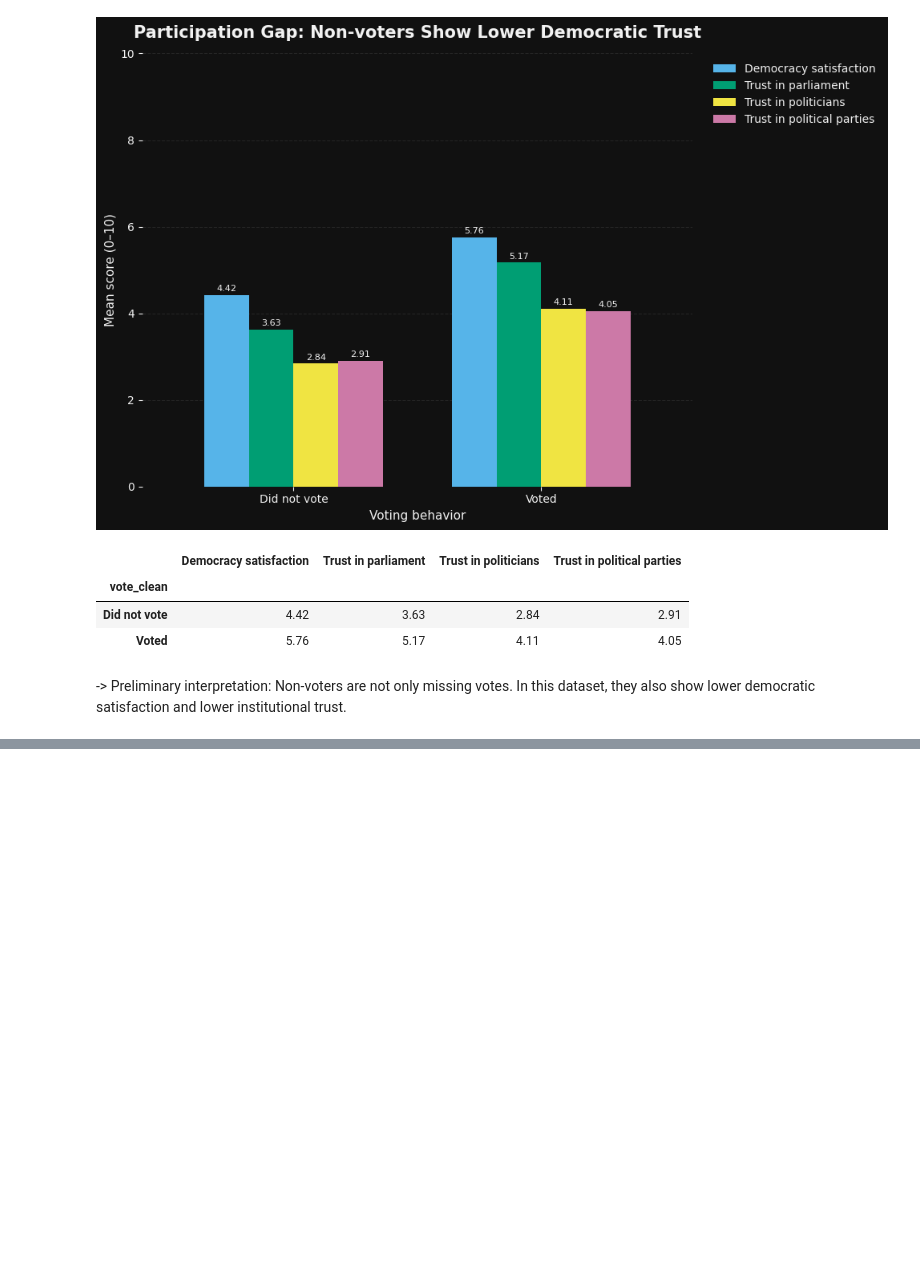
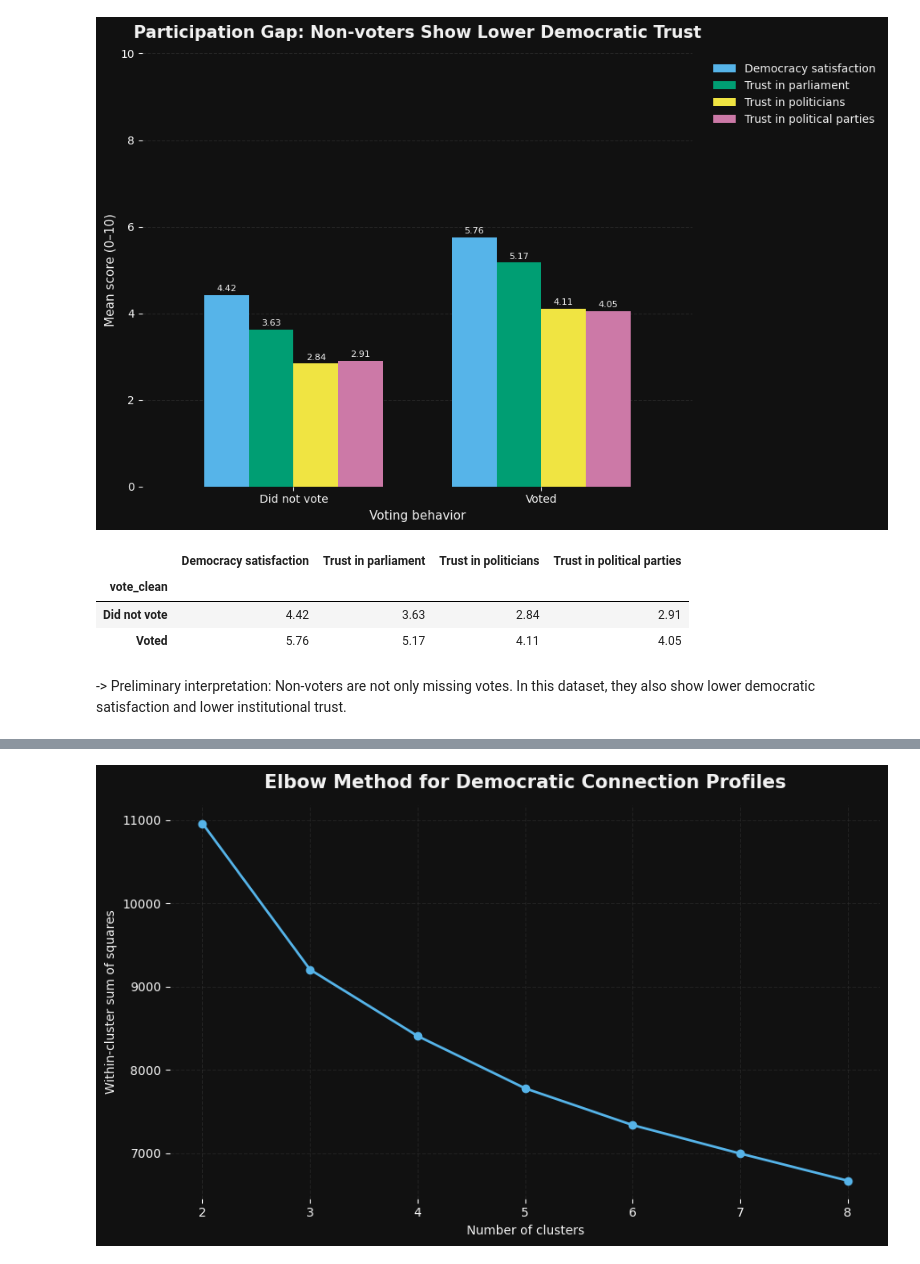
Before and after one commit to kainaegle/democratic-connection-ess11-germany, a Jupyter notebook: notebooks/01_ess11_germany_eda.ipynb, the cells around one changed output, grey strips where cells are left out. Drawn from its saved outputs; the diff is of its cells as text; code cells hidden in the pictures; blank space fills up the shorter version.

```diff
--- a/notebooks/01_ess11_germany_eda.ipynb
+++ b/notebooks/01_ess11_germany_eda.ipynb
@@ -1583,0 +4188,51 @@ vote_plot
+# %%
+# 64.3 Visualize the Elbow Method
+
+dark_bg = "#111111"
+text_col = "#F2F2F2"
+grid_col = "#333333"
+
+fig, ax = plt.subplots(figsize=(9, 5.5))
+fig.patch.set_facecolor(dark_bg)
+ax.set_facecolor(dark_bg)
+
+ax.plot(
+    elbow_df["n_clusters"],
+    elbow_df["wcss"],
+    marker="o",
+    linewidth=2,
+    color="#56B4E9"
+)
+
+ax.set_title(
+    "Elbow Method for Democratic Connection Profiles",
+    color=text_col,
+    fontsize=15,
+    weight="bold",
+    pad=14
+)
+
+ax.set_xlabel("Number of clusters", color=text_col)
+ax.set_ylabel("Within-cluster sum of squares", color=text_col)
+
+ax.tick_params(axis="x", colors=text_col)
+ax.tick_params(axis="y", colors=text_col)
+
+ax.xaxis.grid(True, color=grid_col, linestyle="--", alpha=0.5)
+ax.yaxis.grid(True, color=grid_col, linestyle="--", alpha=0.5)
+
+for spine in ax.spines.values():
+    spine.set_visible(False)
+
+plt.tight_layout()
+
+plt.savefig(
+    viz_path / "11_elbow_method_democratic_connection_profiles_dark.png",
+    dpi=300,
+    bbox_inches="tight",
+    facecolor=fig.get_facecolor()
+)
+
+plt.show()
+# %% [output]
+[figure, added]
```
Also changed, not shown: parts of 179 cells of this notebook, 43 other files.
